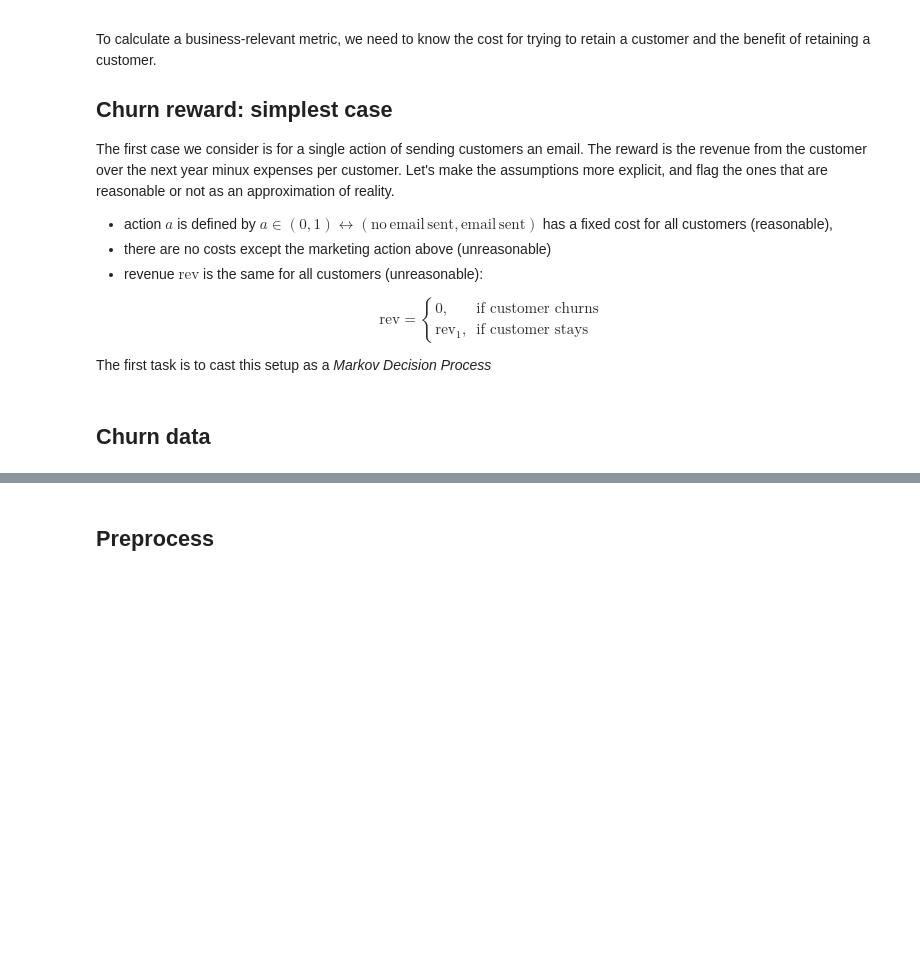
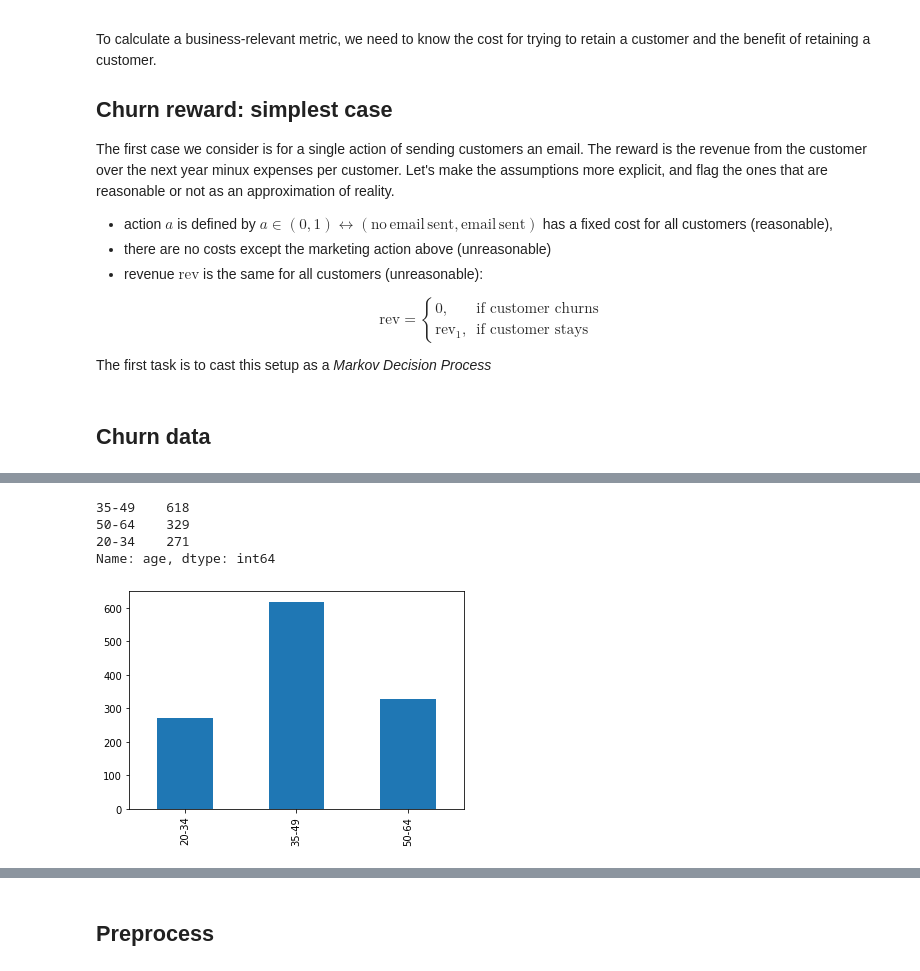
Before and after one commit to munichpavel/risk-ai-workshop, a Jupyter notebook: notebooks/rl-churn.ipynb, the cells around one changed output, grey strips where cells are left out. Drawn from its saved outputs; the diff is of its cells as text; code cells hidden in the pictures; blank space fills up the shorter version.

```diff
--- a/notebooks/rl-churn.ipynb
+++ b/notebooks/rl-churn.ipynb
@@ -62,0 +106,8 @@ df.head()
+# %%
+summarize_counts(df['age'])
+# %% [output]
+35-49    618
+50-64    329
+20-34    271
+Name: age, dtype: int64
+[figure, added]
```
Also changed, not shown: parts of 11 cells of this notebook, 1 other file.
